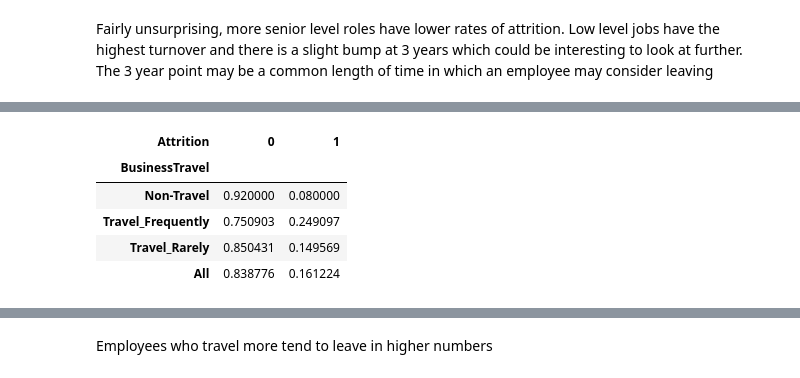
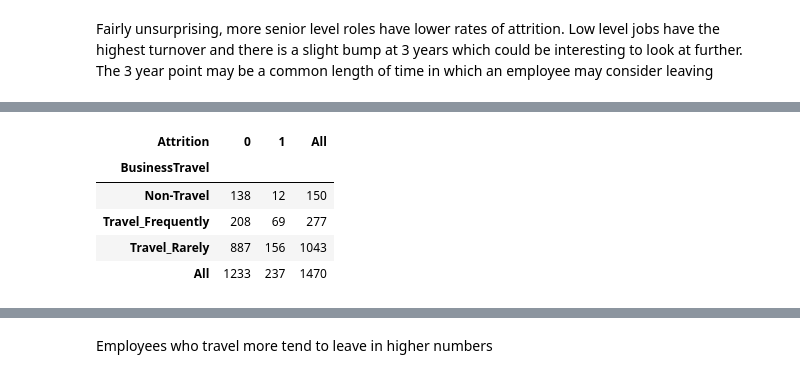
Before and after one commit to Robert-Lewis3/Springboard, a Jupyter notebook: Capstone3/Employee Attrition.ipynb, the cells around one changed output, grey strips where cells are left out. Drawn from its saved outputs; the diff is of its cells as text; code cells hidden in the pictures.

```diff
--- a/Capstone3/Employee Attrition.ipynb
+++ b/Capstone3/Employee Attrition.ipynb
@@ -146,0 +145,12 @@ employee_df['Year_Start_Role'].value_counts()
+# %%
+# Adding a conditional column to segment employees by commute distance
+
+conditions = [(employee_df['DistanceFromHome'] <= 5),
+              (employee_df['DistanceFromHome'] > 5) & (employee_df['DistanceFromHome'] <= 12),
+              (employee_df['DistanceFromHome'] > 12)]
+
+values = ['Close', 'Medium', 'Far']
+
+employee_df['Commute'] = np.select(conditions, values)
+
+employee_df.head()
@@ -146,0 +165,6 @@ employee_df['Year_Start_Role'].value_counts()
+# %%
+# Binning the Ages of Employees into Groups
+
+bins= [18,30,40,100]
+labels = ['Early Career','Mid-Career','Late Career']
+employee_df['AgeGroup'] = pd.cut(employee_df['Age'], bins=bins, labels=labels, right=False)
@@ -208,11 +346,12 @@ Fairly unsurprising, more senior level roles have lower rates of attrition. Low
 # %%
 # Attrition Rate by Travel
 
-pd.crosstab(columns=[employee_df.Attrition],index=[employee_df.BusinessTravel],margins=True,normalize='index')
+trav_att_ct = pd.crosstab(columns=[employee_df.Attrition],index=[employee_df.BusinessTravel],margins=True)
+trav_att_ct
 # %% [output]
-| Attrition | 0 | 1 |
-| BusinessTravel |  |  |
-| Non-Travel | 0.920000 | 0.080000 |
-| Travel_Frequently | 0.750903 | 0.249097 |
-| Travel_Rarely | 0.850431 | 0.149569 |
-| All | 0.838776 | 0.161224 |
+| Attrition | 0 | 1 | All |
+| BusinessTravel |  |  |  |
+| Non-Travel | 138 | 12 | 150 |
+| Travel_Frequently | 208 | 69 | 277 |
+| Travel_Rarely | 887 | 156 | 1043 |
+| All | 1233 | 237 | 1470 |
```
Also changed, not shown: parts of 87 cells of this notebook.
